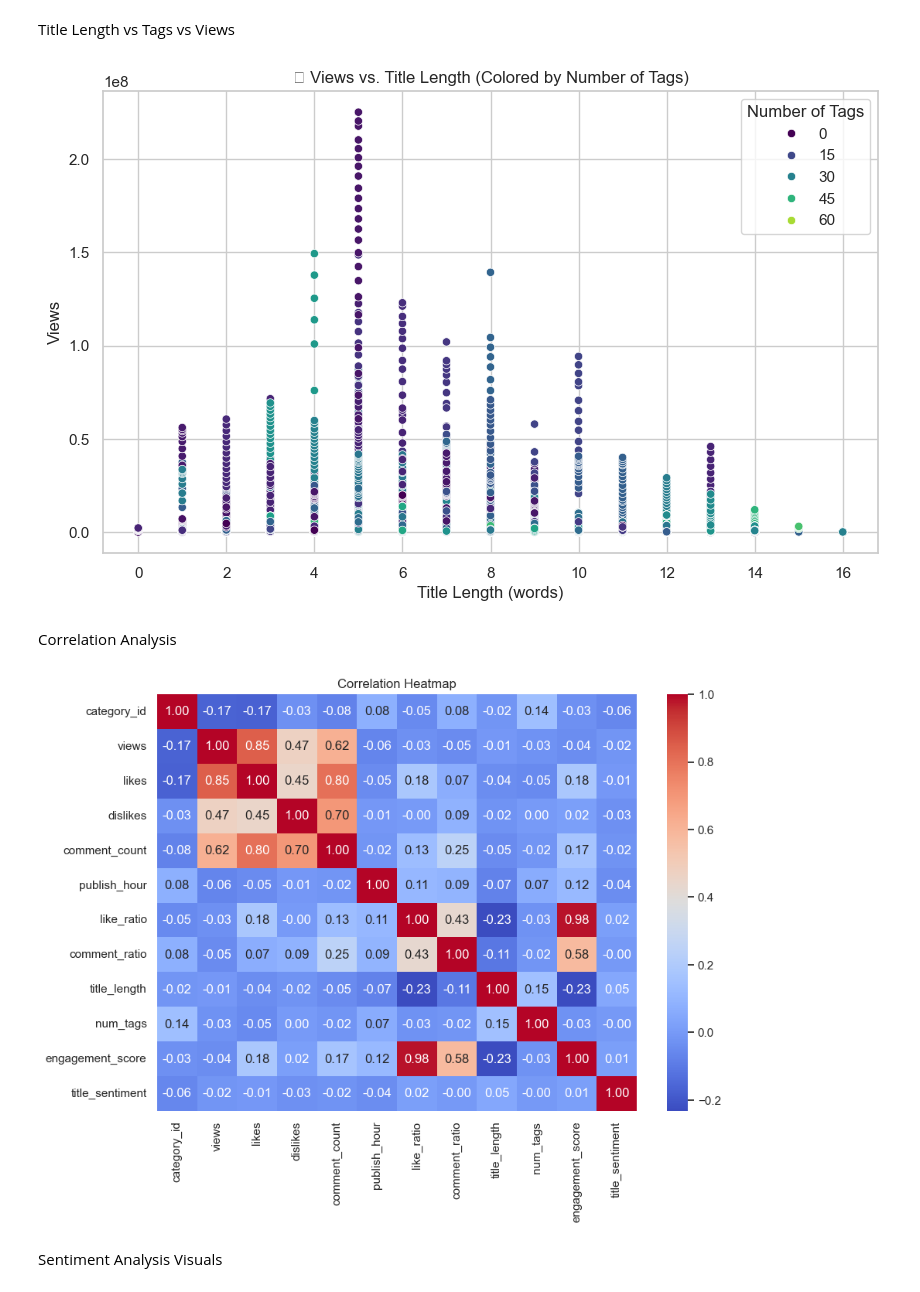
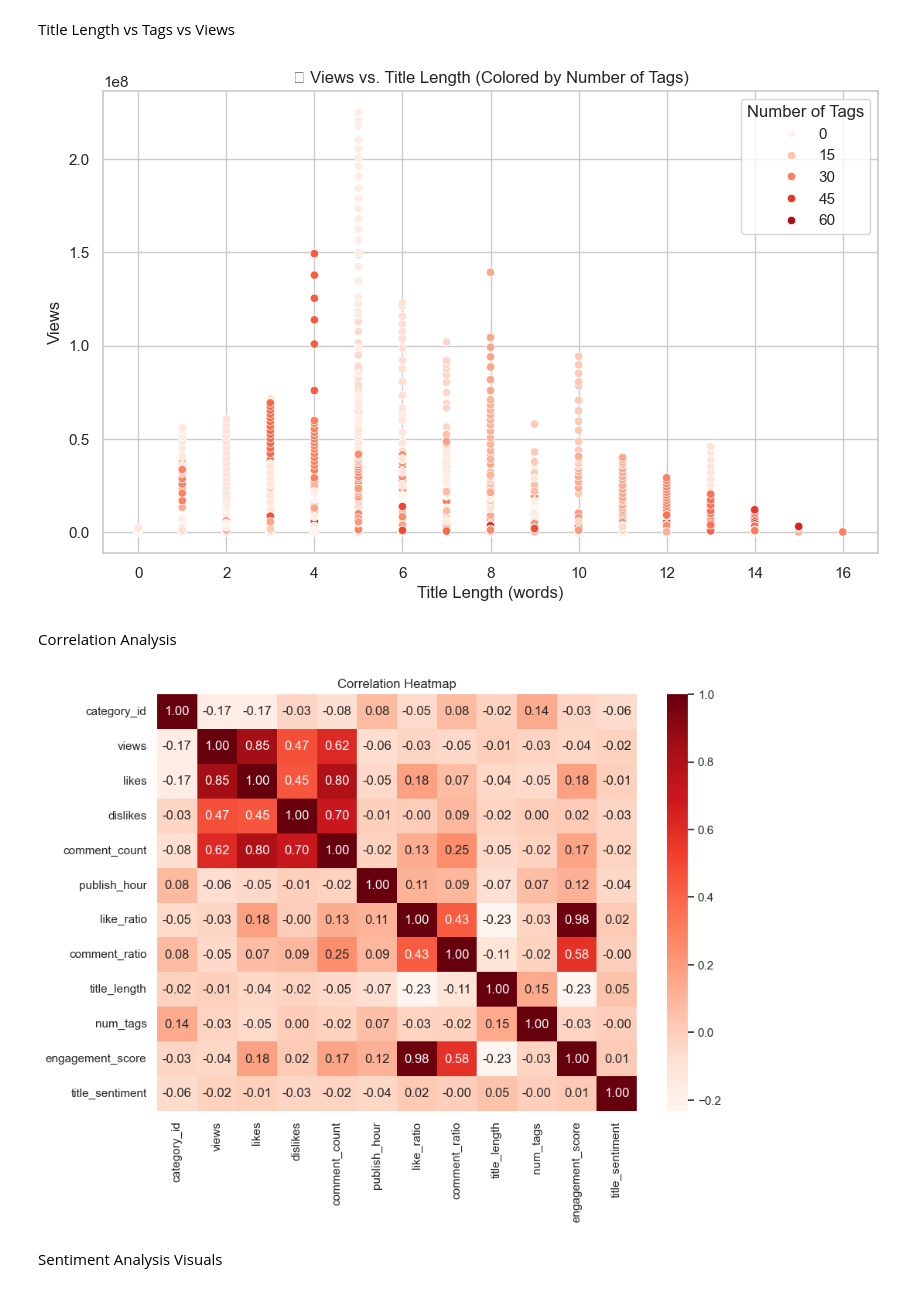
Before and after one commit to Rawan-Sotohy/YouTube-Trending-Analysis, a Jupyter notebook: notebook/notebook.ipynb, the cells around one changed output. Cells and saved outputs as stored; diff of their text form; code cells hidden in the pictures.

```diff
--- a/notebook/notebook.ipynb
+++ b/notebook/notebook.ipynb
@@ -440,27 +442,27 @@ Title Length vs Tags vs Views
 # %%
 # Create a scatter plot to visualize multivariate relationships
 plt.figure(figsize=(10, 6))
-sns.scatterplot(data=df, x='title_length', y='views', hue='num_tags', palette='viridis')
+sns.scatterplot(data=df, x='title_length', y='views', hue='num_tags', palette='Reds')
 plt.title("📊 Views vs. Title Length (Colored by Number of Tags)")
 plt.xlabel("Title Length (words)")
 plt.ylabel("Views")
 plt.legend(title='Number of Tags')
 plt.show()
 # %% [output]
-[figure, old version]
+[figure, new version]
 # %% [markdown]
 Correlation Analysis
 # %%
 # Selecting only numeric columns
 numeric_cols = df.select_dtypes(include=np.number)
 
 # Plot correlation heatmap
 plt.figure(figsize=(10, 7))
-sns.heatmap(numeric_cols.corr(), annot=True, cmap="coolwarm", fmt=".2f")
+sns.heatmap(numeric_cols.corr(), annot=True, cmap="Reds", fmt=".2f")
 plt.title("Correlation Heatmap")
 plt.show()
 # %% [output]
-[figure, old version]
+[figure, new version]
 # %% [markdown]
 Sentiment Analysis Visuals
 # %%
```
Also changed, not shown: parts of 26 cells of this notebook.
